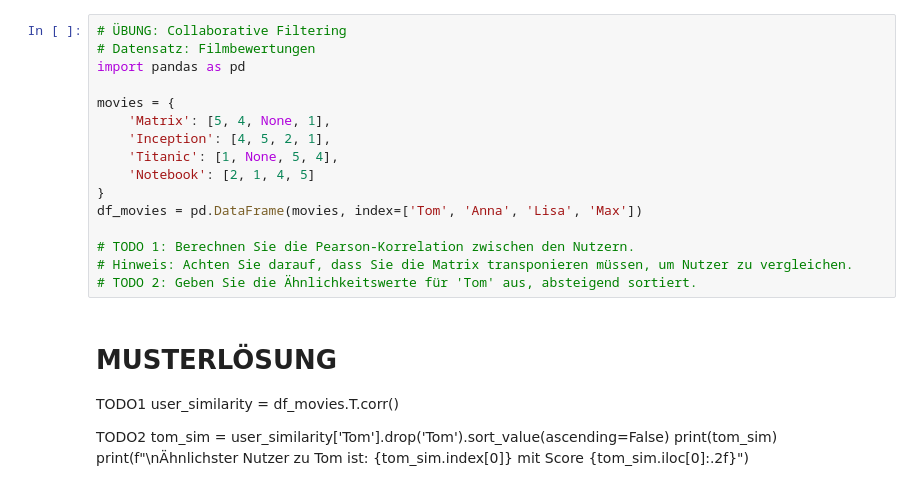
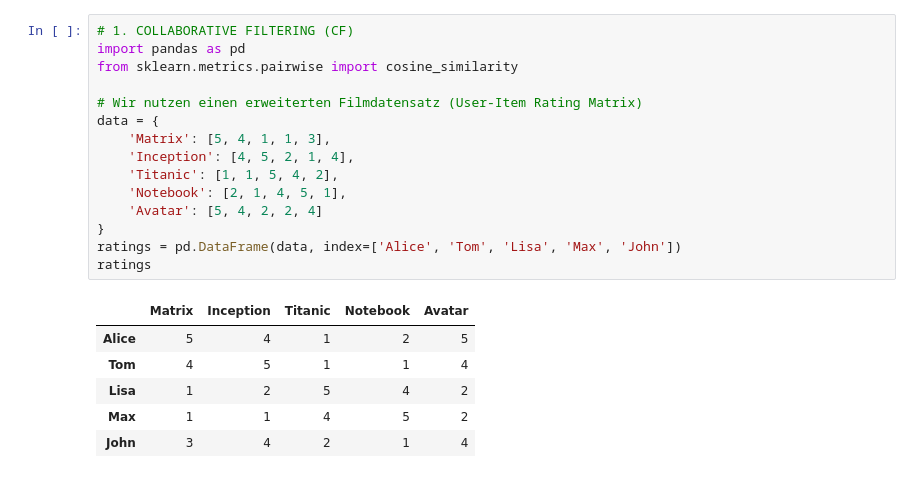
Before and after one commit to AlexCasapu/recommender-systems-lecture, a Jupyter notebook: 01_CF_Uebung.ipynb, the cells around one changed output. Drawn from its saved outputs; the diff is of its cells as text.

```diff
--- a/01_CF_Uebung.ipynb
+++ b/01_CF_Uebung.ipynb
@@ -43,25 +1,22 @@ User4 -0.866025 -0.866025  0.500000   -0.5  1.000000
-# %%
-# ÜBUNG: Collaborative Filtering
-# Datensatz: Filmbewertungen
-import pandas as pd
-
-movies = {
-    'Matrix': [5, 4, None, 1],
-    'Inception': [4, 5, 2, 1],
-    'Titanic': [1, None, 5, 4],
-    'Notebook': [2, 1, 4, 5]
-}
-df_movies = pd.DataFrame(movies, index=['Tom', 'Anna', 'Lisa', 'Max'])
-
-# TODO 1: Berechnen Sie die Pearson-Korrelation zwischen den Nutzern.
-# Hinweis: Achten Sie darauf, dass Sie die Matrix transponieren müssen, um Nutzer zu vergleichen.
-# TODO 2: Geben Sie die Ähnlichkeitswerte für 'Tom' aus, absteigend sortiert.
-# %% [markdown]
-# MUSTERLÖSUNG
-TODO1
-user_similarity = df_movies.T.corr()
-
-TODO2
-tom_sim = user_similarity['Tom'].drop('Tom').sort_value(ascending=False)
-print(tom_sim)
-print(f"\nÄhnlichster Nutzer zu Tom ist: {tom_sim.index[0]} mit Score {tom_sim.iloc[0]:.2f}")
+# %%
+# 1. COLLABORATIVE FILTERING (CF)
+import pandas as pd
+from sklearn.metrics.pairwise import cosine_similarity
+
+# Wir nutzen einen erweiterten Filmdatensatz (User-Item Rating Matrix)
+data = {
+    'Matrix': [5, 4, 1, 1, 3],
+    'Inception': [4, 5, 2, 1, 4],
+    'Titanic': [1, 1, 5, 4, 2],
+    'Notebook': [2, 1, 4, 5, 1],
+    'Avatar': [5, 4, 2, 2, 4]
+}
+ratings = pd.DataFrame(data, index=['Alice', 'Tom', 'Lisa', 'Max', 'John'])
+ratings
+# %% [output]
+|  | Matrix | Inception | Titanic | Notebook | Avatar |
+| Alice | 5 | 4 | 1 | 2 | 5 |
+| Tom | 4 | 5 | 1 | 1 | 4 |
+| Lisa | 1 | 2 | 5 | 4 | 2 |
+| Max | 1 | 1 | 4 | 5 | 2 |
+| John | 3 | 4 | 2 | 1 | 4 |
```
Also changed, not shown: parts of 5 cells of this notebook.
